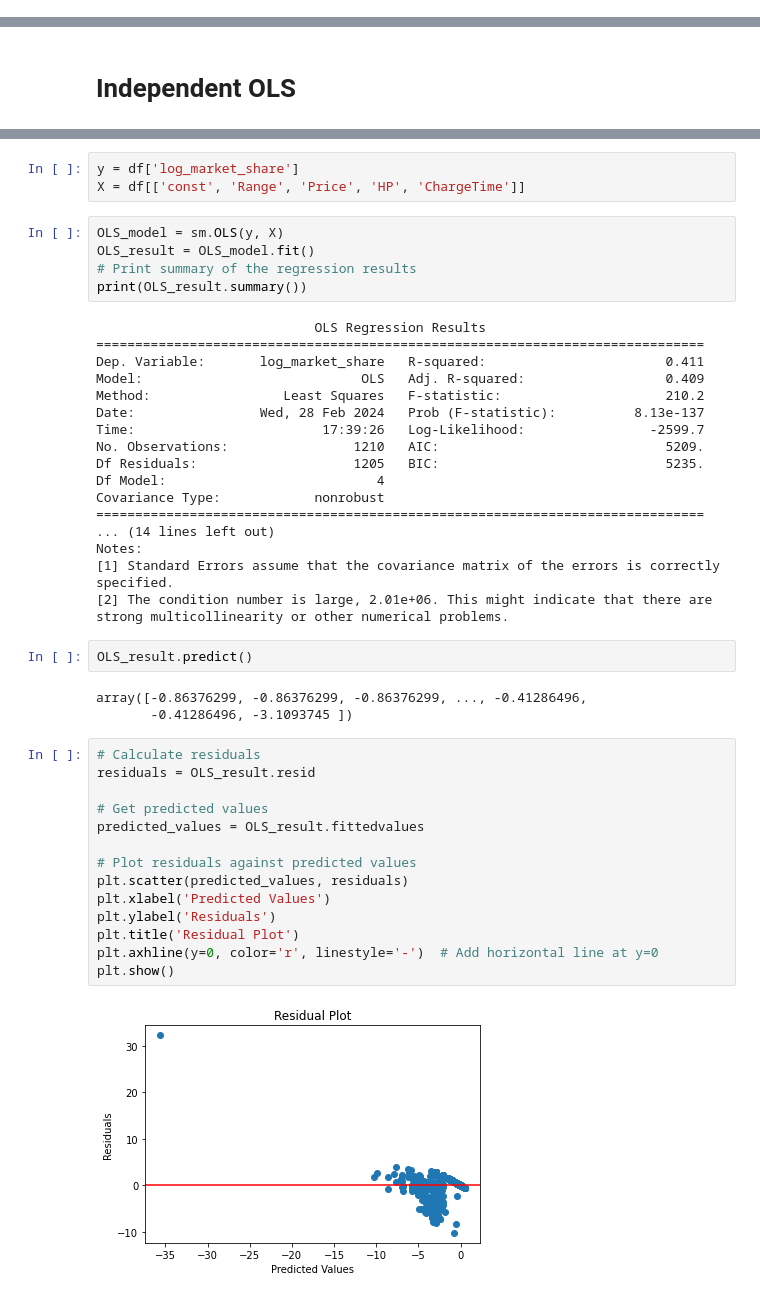
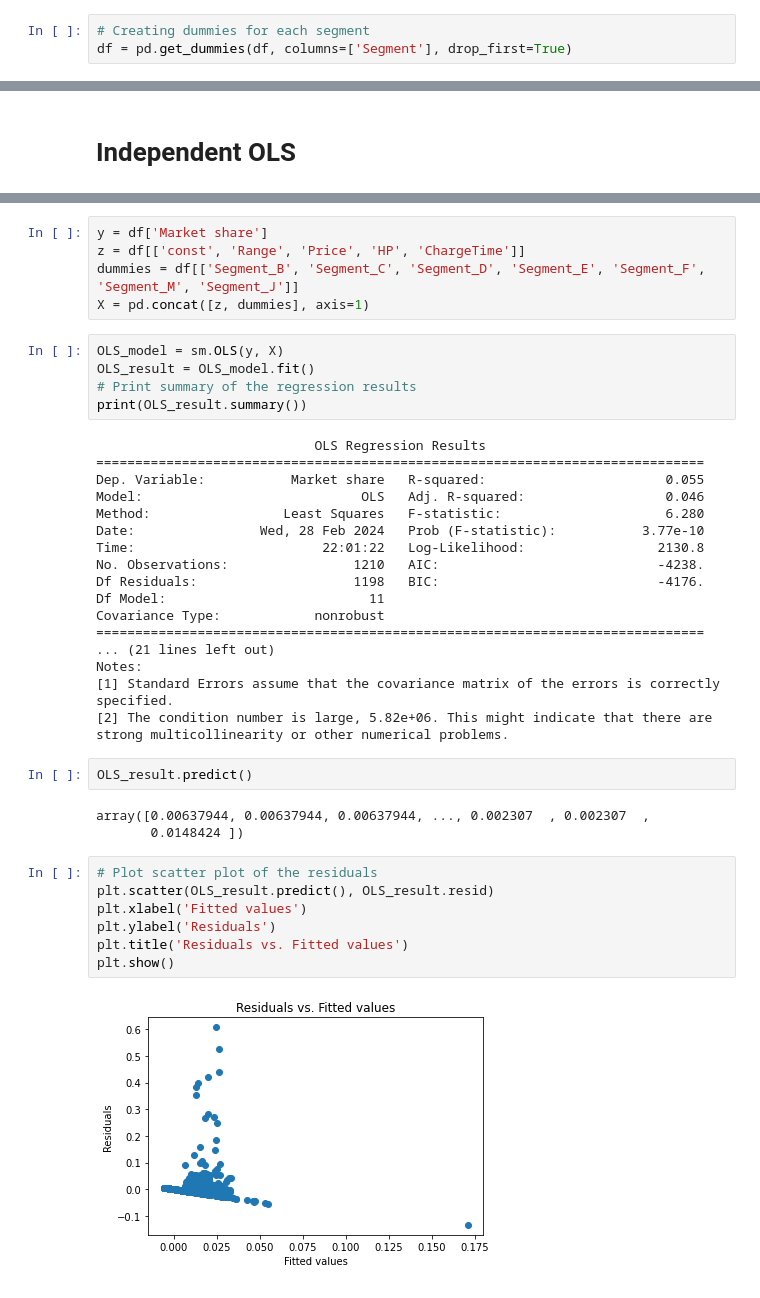
Before and after one commit to Mikkelbos/Bachelor, a Jupyter notebook: V_kode.ipynb, the cells around one changed output, grey strips where cells are left out. Saved outputs shown, nothing was run; the diff lists cells and outputs as text.

```diff
--- a/V_kode.ipynb
+++ b/V_kode.ipynb
@@ -77,0 +80,3 @@ plt.show()
+# %%
+# Creating dummies for each segment
+df = pd.get_dummies(df, columns=['Segment'], drop_first=True)
@@ -90,6 +97,8 @@ df['Price'] = df['Price'].replace(0, -100)
-# %%
-y = df['log_market_share']
-X = df[['const', 'Range', 'Price', 'HP', 'ChargeTime']]
+# %%
+y = df['Market share']
+z = df[['const', 'Range', 'Price', 'HP', 'ChargeTime']]
+dummies = df[['Segment_B', 'Segment_C', 'Segment_D', 'Segment_E', 'Segment_F', 'Segment_M', 'Segment_J']]
+X = pd.concat([z, dummies], axis=1)
 # %%
 OLS_model = sm.OLS(y, X)
 OLS_result = OLS_model.fit()
@@ -98,39 +107,32 @@ print(OLS_result.summary())
 # %% [output]
                             OLS Regression Results
 ==============================================================================
-Dep. Variable:       log_market_share   R-squared:                       0.411
-Model:                            OLS   Adj. R-squared:                  0.409
-Method:                 Least Squares   F-statistic:                     210.2
-Date:                Wed, 28 Feb 2024   Prob (F-statistic):          8.13e-137
-Time:                        17:39:26   Log-Likelihood:                -2599.7
-No. Observations:                1210   AIC:                             5209.
-Df Residuals:                    1205   BIC:                             5235.
-Df Model:                           4
+Dep. Variable:           Market share   R-squared:                       0.055
+Model:                            OLS   Adj. R-squared:                  0.046
+Method:                 Least Squares   F-statistic:                     6.280
+Date:                Wed, 28 Feb 2024   Prob (F-statistic):           3.77e-10
+Time:                        22:01:22   Log-Likelihood:                 2130.8
+No. Observations:                1210   AIC:                            -4238.
+Df Residuals:                    1198   BIC:                            -4176.
+Df Model:                          11
 Covariance Type:            nonrobust
 ==============================================================================
-... (14 lines left out)
+... (21 lines left out)
 Notes:
 [1] Standard Errors assume that the covariance matrix of the errors is correctly specified.
-[2] The condition number is large, 2.01e+06. This might indicate that there are
+[2] The condition number is large, 5.82e+06. This might indicate that there are
 strong multicollinearity or other numerical problems.
 # %%
 OLS_result.predict()
 # %% [output]
-array([-0.86376299, -0.86376299, -0.86376299, ..., -0.41286496,
-       -0.41286496, -3.1093745 ])
+array([0.00637944, 0.00637944, 0.00637944, ..., 0.002307  , 0.002307  ,
+       0.0148424 ])
-# %%
-# Calculate residuals
-residuals = OLS_result.resid
-
-# Get predicted values
-predicted_values = OLS_result.fittedvalues
-
-# Plot residuals against predicted values
-plt.scatter(predicted_values, residuals)
-plt.xlabel('Predicted Values')
-plt.ylabel('Residuals')
-plt.title('Residual Plot')
-plt.axhline(y=0, color='r', linestyle='-')  # Add horizontal line at y=0
-plt.show()
-# %% [output]
-[figure, removed]
+# %%
+# Plot scatter plot of the residuals
+plt.scatter(OLS_result.predict(), OLS_result.resid)
+plt.xlabel('Fitted values')
+plt.ylabel('Residuals')
+plt.title('Residuals vs. Fitted values')
+plt.show()
+# %% [output]
+[figure, added]
```
Also changed, not shown: parts of 7 cells of this notebook.
